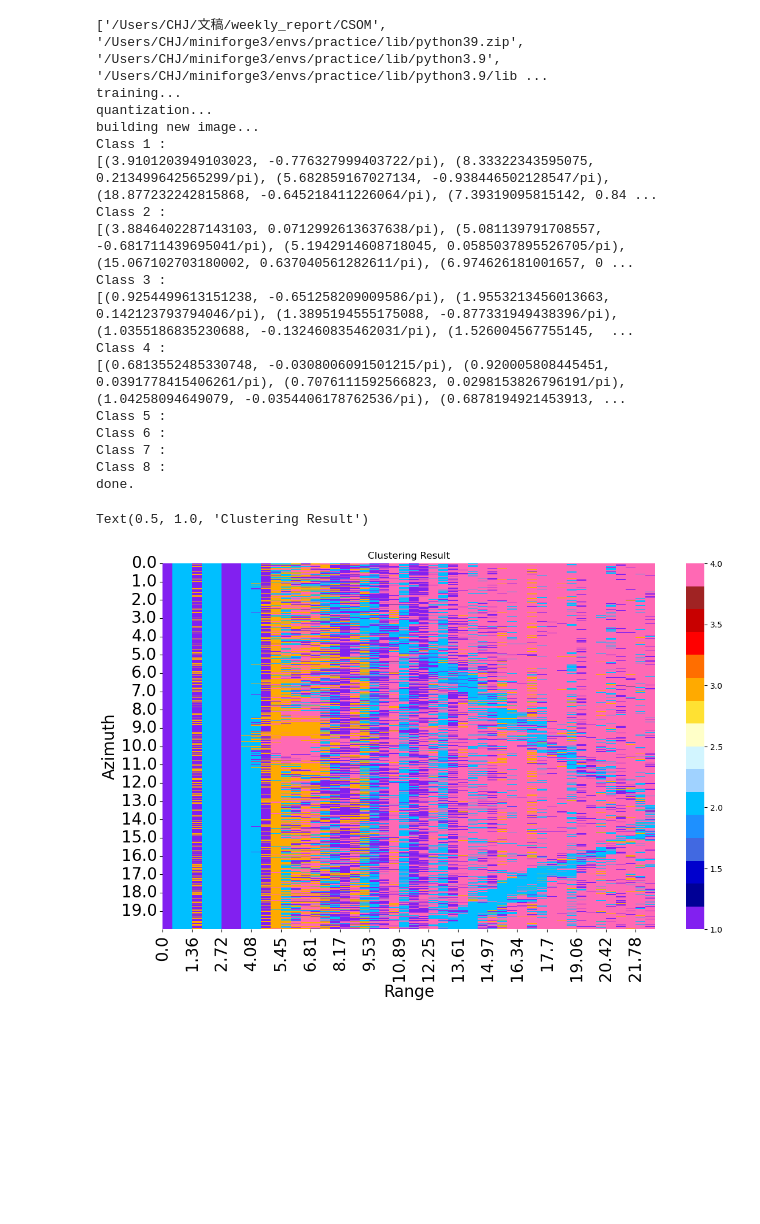
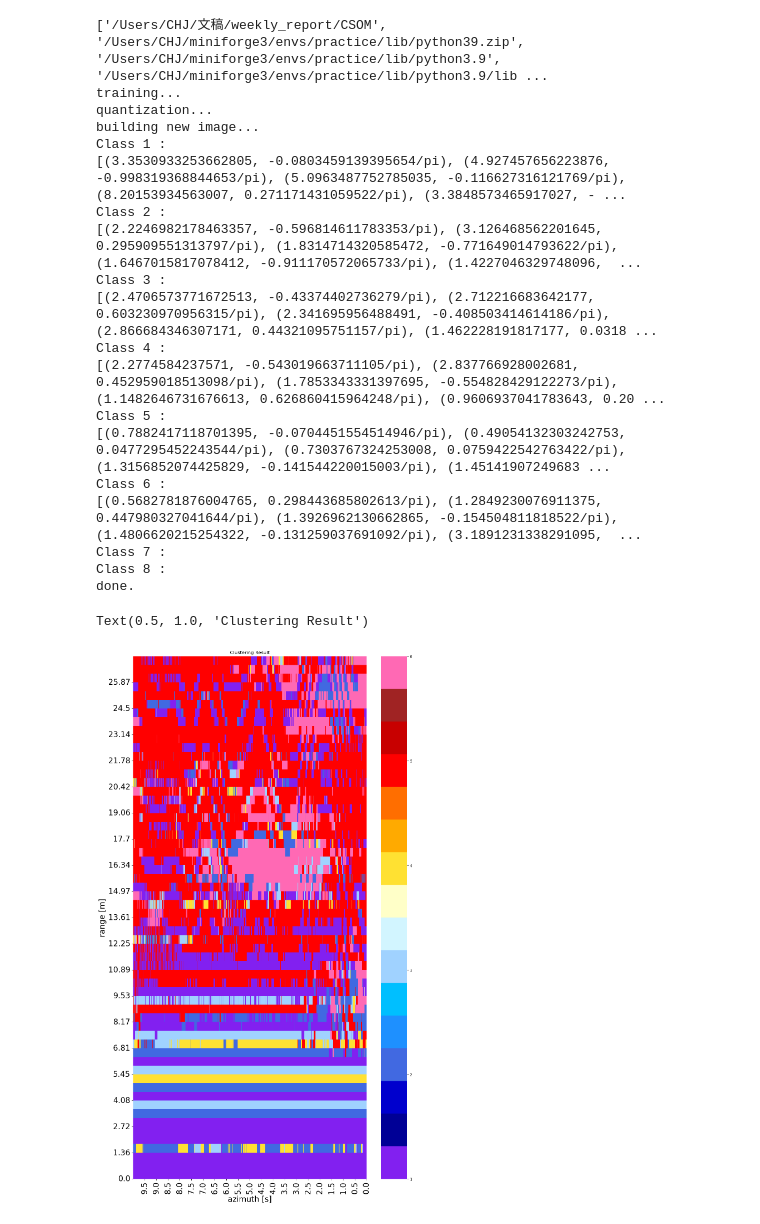
Before and after one commit to 944750720/CSOM, a Jupyter notebook: ring_CSOM_vertical.ipynb, the cells around one changed output. Cells and saved outputs as stored; diff of their text form; code cells hidden in the pictures; blank space fills up the shorter version.

```diff
--- a/ring_CSOM_vertical.ipynb
+++ b/ring_CSOM_vertical.ipynb
@@ -119,11 +113,11 @@ import CSOM_ring
 pixels = complex_val_8_column
 # SOM initialization and training
 print('training...')
-som = CSOM_ring.MiniSom_ring(4, 8, sigma=0.,
-              learning_rate=0.01, neighborhood_function='bubble', activation_distance='hermitian_product')
+som = CSOM_ring.MiniSom_ring(6, 8, sigma=1.,
+              learning_rate=0.5, neighborhood_function='bubble', activation_distance='hermitian_product')
 # som.random_weights_init(pixels)
 starting_weights = som.get_weights().copy()  # Saving the starting weights
-som.train_ring(pixels, 150000, random_order=True, verbose=False, use_epochs=False)
+som.train_ring(pixels,300000, random_order=True, verbose=False, use_epochs=False)
 
 print('quantization...')
 qnt = som.quantization(pixels)  # Quantize each pixels of the image
@@ -200,49 +194,48 @@ print('done.')
 #     plt.yticks(np.arange(0, az_e_index - az_s_index, step = y_step), np.round(np.arange(az_s_index * dy, az_e_index * dy, step = dy * y_step), 2), fontsize = all_font)
 #     plt.title(name[0])
 #     plt.xlabel(name[1], fontsize = all_font)
 #     plt.ylabel(name[2], fontsize = all_font)
 #     plt.tight_layout()
 #     plt.xlabel("Range")
 #     plt.ylabel("Azimuth")
 #     plt.title("Clustering Result")
 #     plt.savefig('phase_' +str(j)+ ".pdf", format = "pdf", bbox_inches = 'tight')
 
 all_font = 20
-plt.figure(figsize=(12, 8))
-# my_cmap = cmaps.precip2_15lev
-# my_cmap.set_under('w')
-sns.heatmap(class_labels, cmap=cmaps.amwg_blueyellowred)
-name = ["", "range [m]", "azimuth [s]"]
-dx = d_tau * light_speed / 2 / 2
-dy = 0.01
-x_step = int(rg_len / 25) + 1
-y_step = int(az_len / 20)
-plt.xticks(np.arange(0, rg_e_index - rg_s_index, step = x_step), np.round(np.arange(rg_s_index * dx, rg_e_index * dx, step = dx * x_step), 2), fontsize = all_font, rotation = 90)
-plt.yticks(np.arange(0, az_e_index - az_s_index, step = y_step), np.round(np.arange(az_s_index * dy, az_e_index * dy, step = dy * y_step), 2), fontsize = all_font)
-plt.title(name[0])
+plt.figure(figsize=(12, 20))
+sns.heatmap(class_labels.T, cmap=cmaps.amwg_blueyellowred)
+name = ["", "azimuth [s]", "range [m]"]
+dy = d_tau * light_speed / 2 / 2
+dx = 0.01
+x_step = int(az_len / 20)
+y_step = int(rg_len / 25) + 1
+plt.xticks(np.arange(0, az_e_index - az_s_index, step = x_step), np.round(np.arange(az_s_index * dx, az_e_index * dx, step = dx * x_step), 2), fontsize = all_font, rotation = 90)
+plt.gca().invert_xaxis()
+plt.yticks(np.arange(0, rg_e_index - rg_s_index, step = y_step), np.round(np.arange(rg_s_index * dy, rg_e_index * dy, step = dy * y_step), 2), fontsize = all_font, rotation = 0)
+plt.gca().invert_yaxis()
 plt.xlabel(name[1], fontsize = all_font)
 plt.ylabel(name[2], fontsize = all_font)
 plt.tight_layout()
-plt.xlabel("Range")
-plt.ylabel("Azimuth")
 plt.title("Clustering Result")
 # %% [output]
 ['/Users/CHJ/文稿/weekly_report/CSOM', '/Users/CHJ/miniforge3/envs/practice/lib/python39.zip', '/Users/CHJ/miniforge3/envs/practice/lib/python3.9', '/Users/CHJ/miniforge3/envs/practice/lib/python3.9/lib ...
 training...
 quantization...
 building new image...
 Class 1 :
-[(3.9101203949103023, -0.776327999403722/pi), (8.33322343595075, 0.213499642565299/pi), (5.682859167027134, -0.938446502128547/pi), (18.877232242815868, -0.645218411226064/pi), (7.39319095815142, 0.84 ...
+[(3.3530933253662805, -0.0803459139395654/pi), (4.927457656223876, -0.998319368844653/pi), (5.0963487752785035, -0.116627316121769/pi), (8.20153934563007, 0.271171431059522/pi), (3.3848573465917027, - ...
 Class 2 :
-[(3.8846402287143103, 0.0712992613637638/pi), (5.081139791708557, -0.681711439695041/pi), (5.1942914608718045, 0.0585037895526705/pi), (15.067102703180002, 0.637040561282611/pi), (6.974626181001657, 0 ...
+[(2.2246982178463357, -0.596814611783353/pi), (3.126468562201645, 0.295909551313797/pi), (1.8314714320585472, -0.771649014793622/pi), (1.6467015817078412, -0.911170572065733/pi), (1.4227046329748096,  ...
 Class 3 :
-[(0.9254499613151238, -0.651258209009586/pi), (1.9553213456013663, 0.142123793794046/pi), (1.3895194555175088, -0.877331949438396/pi), (1.0355186835230688, -0.132460835462031/pi), (1.526004567755145,  ...
+[(2.4706573771672513, -0.43374402736279/pi), (2.712216683642177, 0.603230970956315/pi), (2.341695956488491, -0.408503414614186/pi), (2.866684346307171, 0.44321095751157/pi), (1.462228191817177, 0.0318 ...
 Class 4 :
-[(0.6813552485330748, -0.0308006091501215/pi), (0.920005808445451, 0.0391778415406261/pi), (0.7076111592566823, 0.0298153826796191/pi), (1.04258094649079, -0.0354406178762536/pi), (0.6878194921453913, ...
+[(2.2774584237571, -0.543019663711105/pi), (2.837766928002681, 0.452959018513098/pi), (1.7853343331397695, -0.554828429122273/pi), (1.1482646731676613, 0.626860415964248/pi), (0.9606937041783643, 0.20 ...
 Class 5 :
+[(0.7882417118701395, -0.0704451554514946/pi), (0.49054132303242753, 0.0477295452243544/pi), (0.7303767324253008, 0.0759422542763422/pi), (1.3156852074425829, -0.141544220015003/pi), (1.45141907249683 ...
 Class 6 :
+[(0.5682781876004765, 0.298443685802613/pi), (1.2849230076911375, 0.447980327041644/pi), (1.3926962130662865, -0.154504811818522/pi), (1.4806620215254322, -0.131259037691092/pi), (3.1891231338291095,  ...
 Class 7 :
 Class 8 :
 done.
 Text(0.5, 1.0, 'Clustering Result')
-[figure, old version]
+[figure, new version]
```
Also changed, not shown: parts of 1 cell of this notebook, 1 other file.
